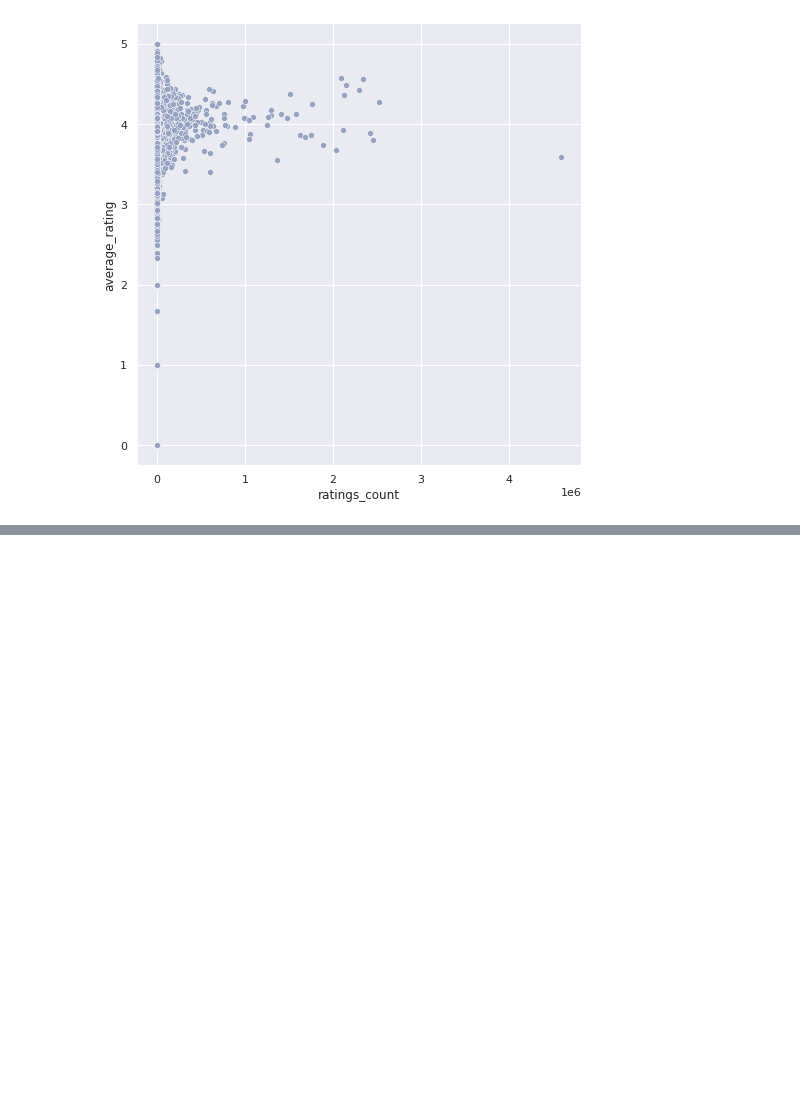
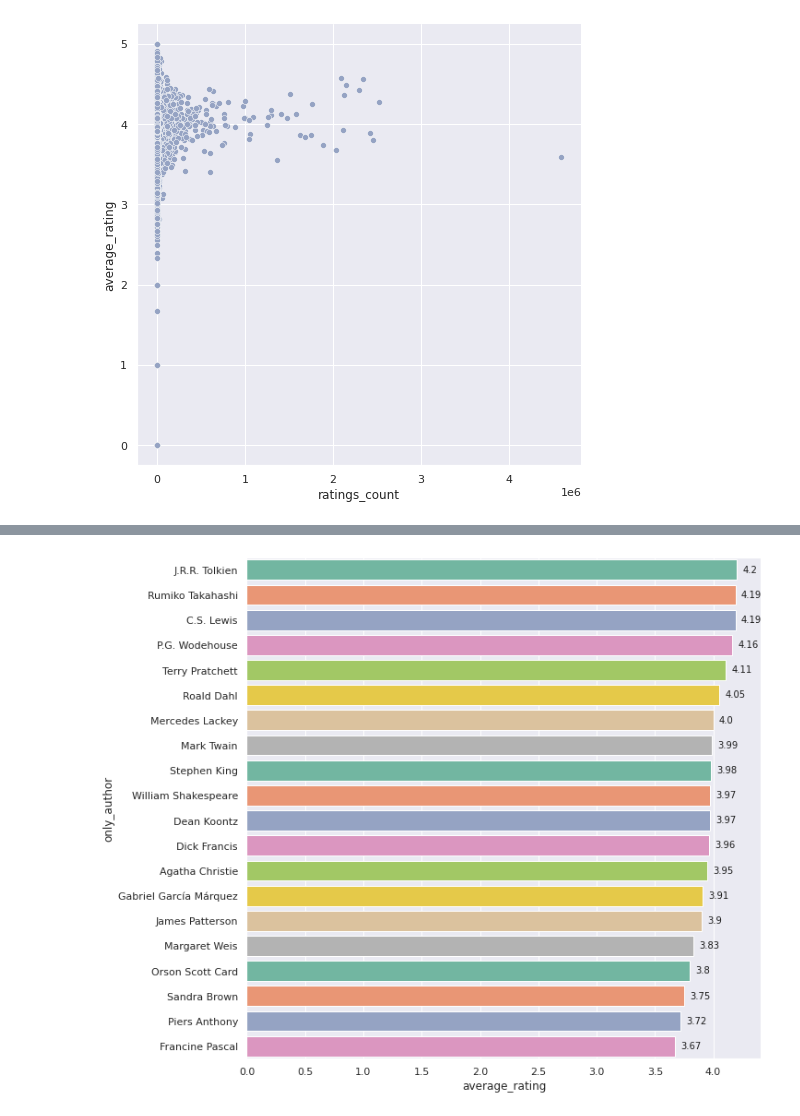
Before and after one commit to khalidelboray/ML_Course, a Jupyter notebook: last_task.ipynb, the cells around one changed output, grey strips where cells are left out. Drawn from its saved outputs; the diff is of its cells as text; code cells hidden in the pictures; blank space fills up the shorter version.

```diff
--- a/last_task.ipynb
+++ b/last_task.ipynb
@@ -146,0 +285,12 @@ ax = sns.relplot(data=df, x="ratings_count", y="average_rating", color = '#95a3c
+# %%
+sns.set(style="darkgrid")
+plt.figure(figsize=(10, 10))
+
+color = sns.color_palette("Set2")
+ax = sns.barplot(x="average_rating", y="only_author", data=avg_author, palette=color)
+
+for i in ax.patches:
+    ax.text(i.get_width() + .05, i.get_y() + 0.5, str(i.get_width()), fontsize = 10, color = 'k')
+plt.show()
+# %% [output]
+[figure, added]
```
Also changed, not shown: parts of 57 cells of this notebook, 1 other file.
